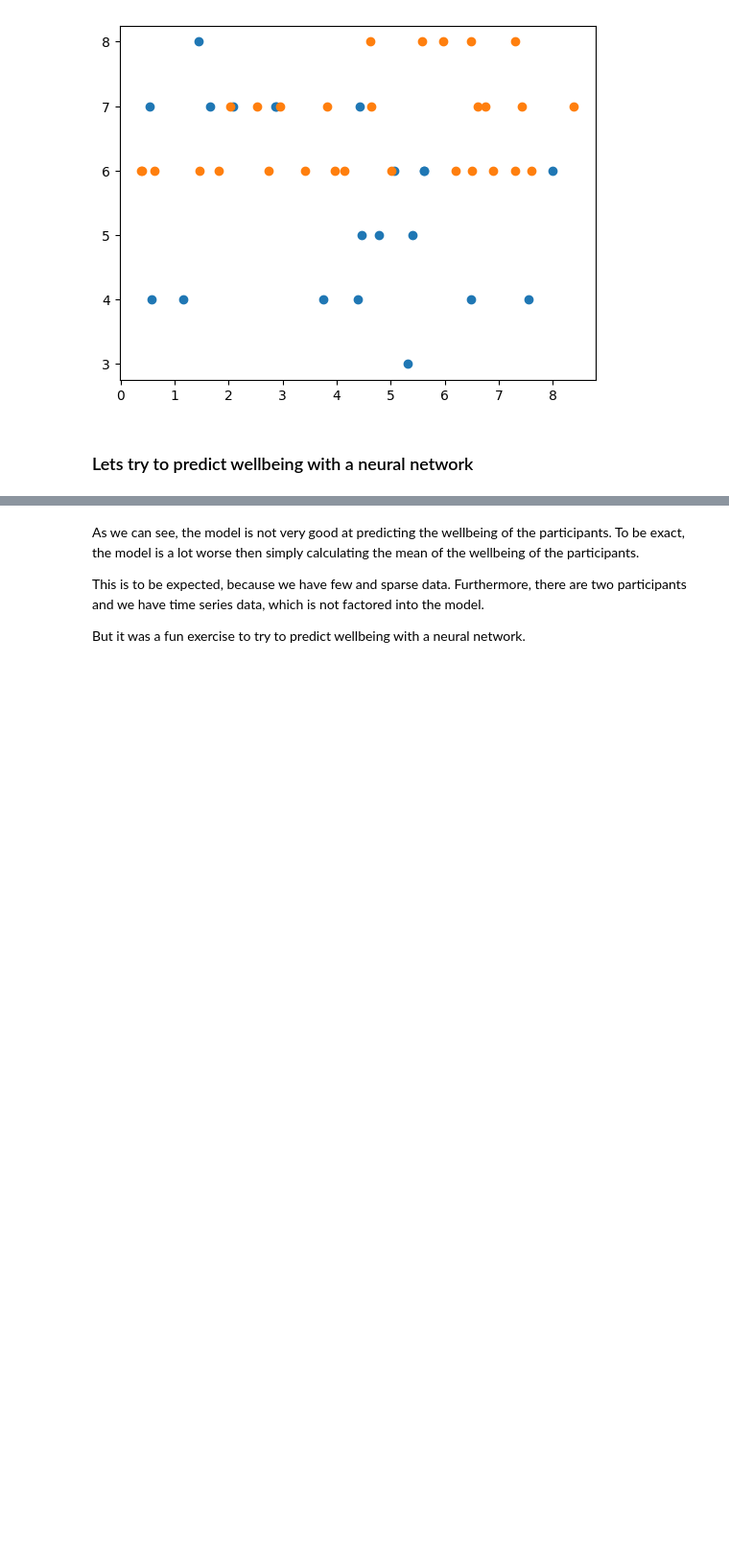
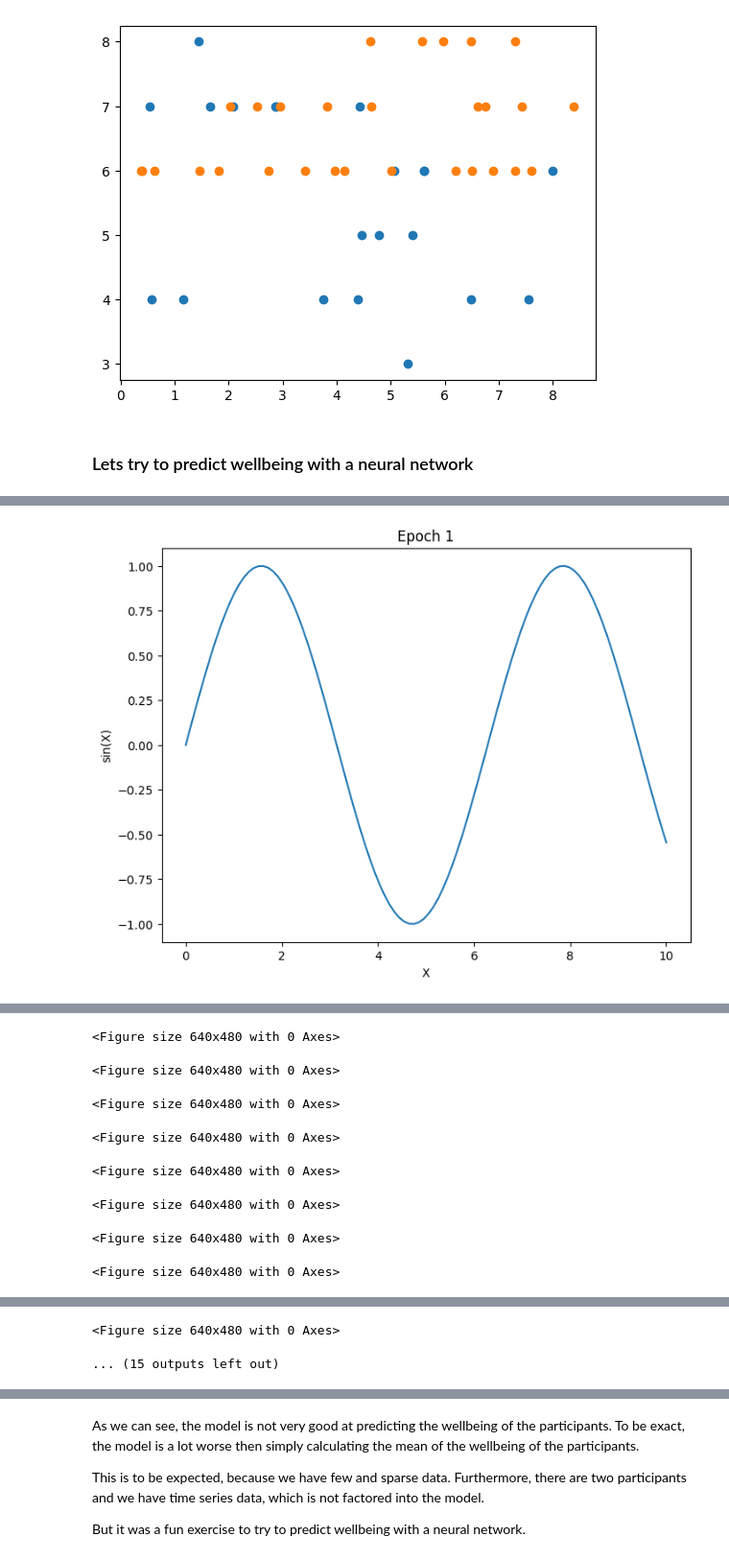
Before and after one commit to saurluca/scipy, a Jupyter notebook: start.ipynb, the cells around one changed output, grey strips where cells are left out. Shown: that part at 96% size. Drawn from its saved outputs; the diff is of its cells as text; code cells hidden in the pictures; blank space fills up the shorter version.

```diff
--- a/start.ipynb
+++ b/start.ipynb
@@ -143,13 +238,17 @@ X_train, X_test, y_train, y_test = sklearn.model_selection.train_test_split(X_te
 # %%
 from torchviz import make_dot
+import time
 
+
+INPUT_LAYER_SIZE = 6
+OUTPUT_LAYER_SIZE = 1
 
 # Define the neural network
 class Net(nn.Module):
     def __init__(self):
         super(Net, self).__init__()
         self.linear_relu_stack = nn.Sequential(
-            nn.Linear(6,1),
+            nn.Linear(INPUT_LAYER_SIZE, OUTPUT_LAYER_SIZE),
             # nn.ReLU(),
             # nn.Linear(6, 1),
         )
@@ -164,18 +263,29 @@ criterion = nn.MSELoss()
 optimizer = optim.Adam(net.parameters(), lr=0.01)
 
 
-# Create a dummy input
-dummy_input = torch.randn(1, 6)
+# # Create a dummy input
+# dummy_input = torch.randn(1, 6)
+#
+# # Forward pass with the dummy input
+# y = net(dummy_input)
+#
+# # Use torchviz to create a visual representation of the model
+# dot = make_dot(y, params=dict(net.named_parameters()), show_attrs=True, show_saved=True)
+#
+# # Display the graph directly in the notebook
+# display(dot)
 
-# Forward pass with the dummy input
-y = net(dummy_input)
+x = np.linspace(0, 10, 100)
+y = np.sin(x)
 
-# Use torchviz to create a visual representation of the model
-dot = make_dot(y, params=dict(net.named_parameters()), show_attrs=True, show_saved=True)
+plt.ion()  # Enable interactive mode
+fig, ax = plt.subplots(figsize=(8, 6))
 
-# Display the graph directly in the notebook
-display(dot)
-
+# Example: [input neurons, hidden layers, output neurons]
+# layer_sizes = [INPUT_LAYER_SIZE, OUTPUT_LAYER_SIZE]
+# plt.ion()
+# fig = plt.figure(figsize=(12, 12))
+# ax = fig.gca()
 
 # Train the network
 for epoch in range(100):
@@ -185,8 +295,26 @@ for epoch in range(100):
     loss.backward()
     optimizer.step()
 
+    ax.clear()  # Clear the plot
+    ax.plot(x, y)  # Simple line plot
+    ax.set_title(f'Epoch {epoch + 1}')
+    ax.set_xlabel('X')
+    ax.set_ylabel('sin(X)')
+
+    plt.draw()  # Update the plot
+    plt.pause(0.25)  # Pause to view updates
+
+    # if True:
+    #     fig.clf()
+    #     ax = fig.gca()
+    #     draw_neural_net(ax, .1, .9, .1, .9, layer_sizes, net, loss.item())
+    #     plt.draw()  # Redraw the plot
+    #     plt.pause(0.25)# Pause to update the plot
+
+
     if (epoch + 1) % 10 == 0:  # Print loss every 10 epochs
         print(f"Epoch {epoch+1}, Loss: {loss.item():.4f}")
+
 
 # Test and evaluate the network
 with torch.no_grad():
@@ -227,0 +355 @@ print(net.linear_relu_stack[0].weight)
+[figure, added]
@@ -246,0 +357,8 @@ tensor([[0.5575, 0.1840, 1.1659, 0.5057, 1.2643, 0.7097]], requires_grad=True)
+<Figure size 640x480 with 0 Axes>
+<Figure size 640x480 with 0 Axes>
+<Figure size 640x480 with 0 Axes>
+<Figure size 640x480 with 0 Axes>
+<Figure size 640x480 with 0 Axes>
+<Figure size 640x480 with 0 Axes>
+<Figure size 640x480 with 0 Axes>
+<Figure size 640x480 with 0 Axes>
@@ -246,0 +366,2 @@ tensor([[0.5575, 0.1840, 1.1659, 0.5057, 1.2643, 0.7097]], requires_grad=True)
+<Figure size 640x480 with 0 Axes>
+... (15 outputs left out)
```
Also changed, not shown: parts of 5 cells of this notebook.
